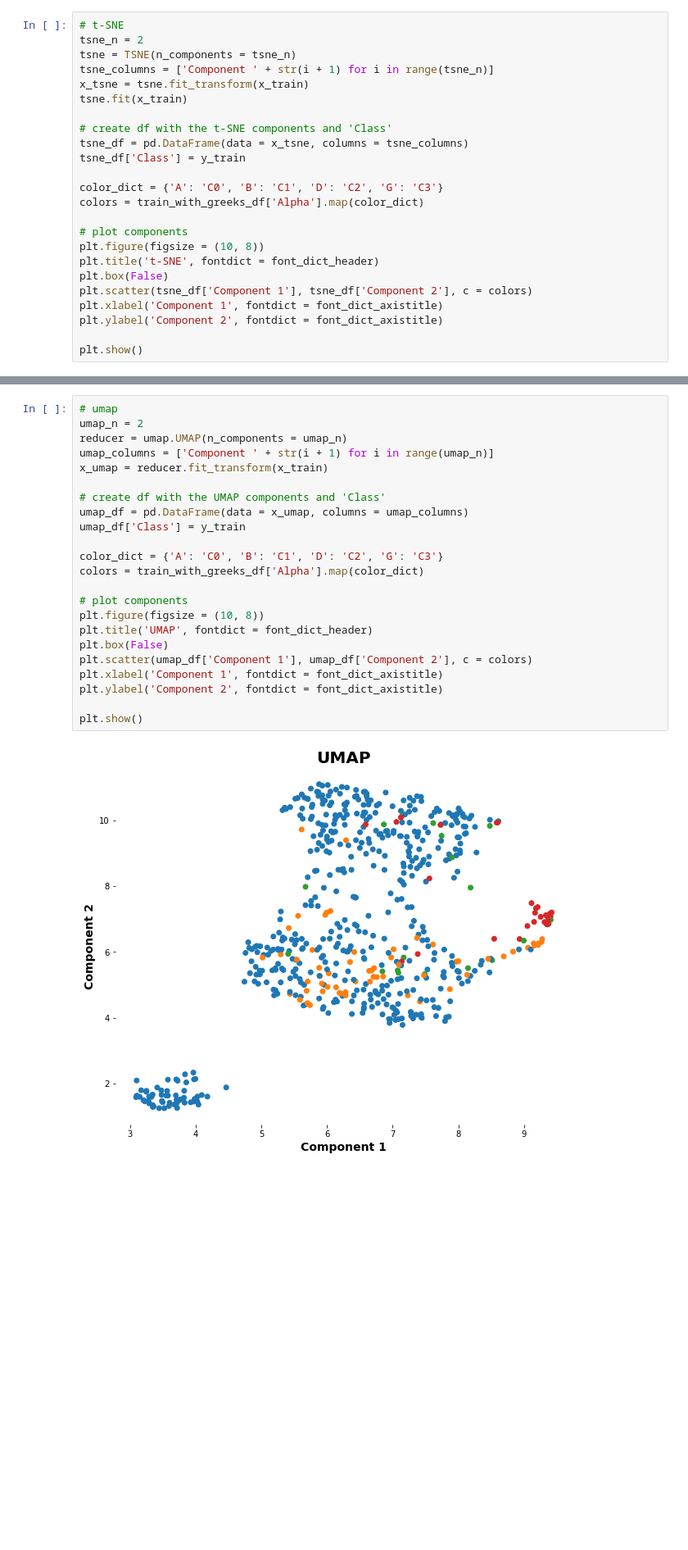
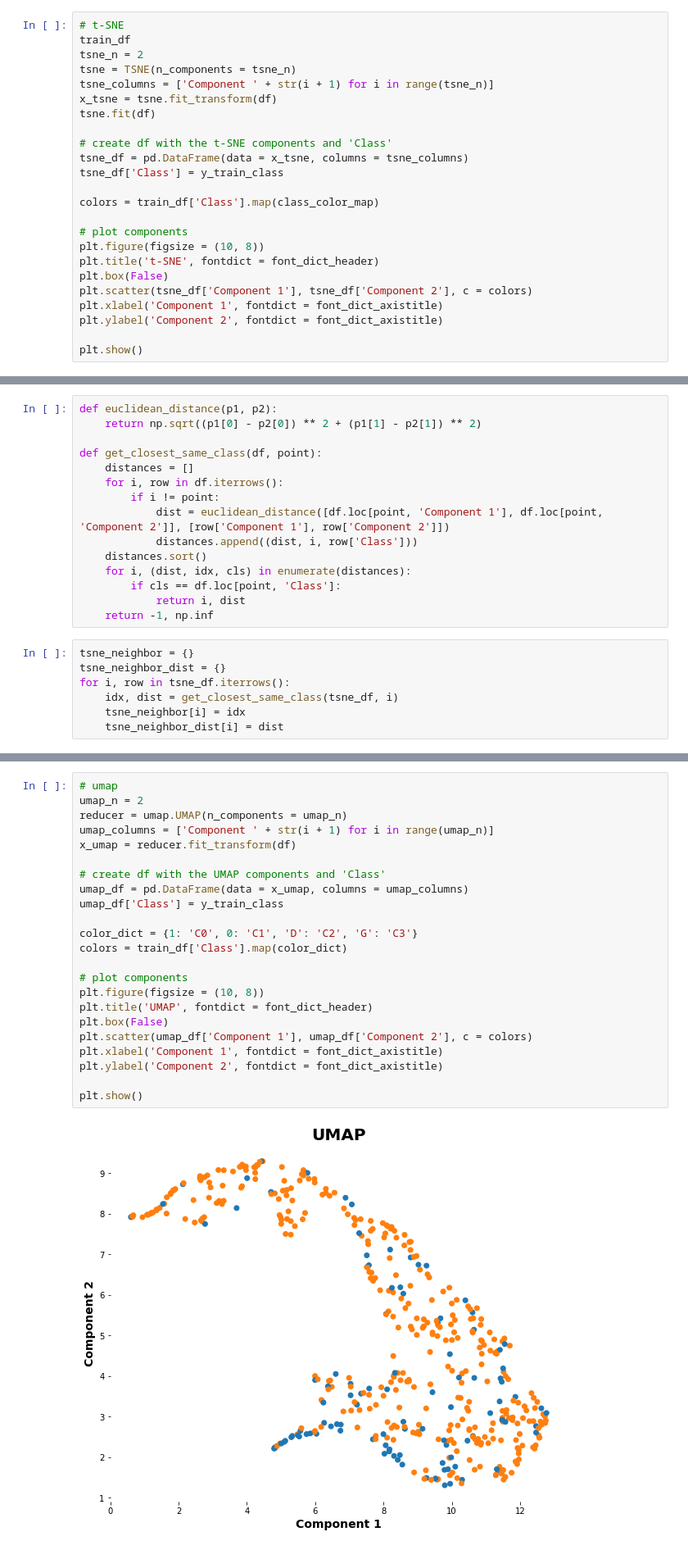
Before and after one commit to ClayGendron/icr-identify-age-related-conditions-kaggle, a Jupyter notebook: icr_eda.ipynb, the cells around one changed output, grey strips where cells are left out. Shown at 82% size. Saved outputs shown, nothing was run; the diff lists cells and outputs as text; blank space fills up the shorter version.

```diff
--- a/icr_eda.ipynb
+++ b/icr_eda.ipynb
@@ -217,17 +239,17 @@ pca_components_df.abs().T.sort_values(by = 'Principal Component 1', ascending =
 # %%
 # t-SNE
+train_df
 tsne_n = 2
 tsne = TSNE(n_components = tsne_n)
 tsne_columns = ['Component ' + str(i + 1) for i in range(tsne_n)]
-x_tsne = tsne.fit_transform(x_train)
-tsne.fit(x_train)
+x_tsne = tsne.fit_transform(df)
+tsne.fit(df)
 
 # create df with the t-SNE components and 'Class'
 tsne_df = pd.DataFrame(data = x_tsne, columns = tsne_columns)
-tsne_df['Class'] = y_train
+tsne_df['Class'] = y_train_class
 
-color_dict = {'A': 'C0', 'B': 'C1', 'D': 'C2', 'G': 'C3'}
-colors = train_with_greeks_df['Alpha'].map(color_dict)
+colors = train_df['Class'].map(class_color_map)
 
 # plot components
 plt.figure(figsize = (10, 8))
@@ -242,0 +265,22 @@ plt.show()
+# %%
+def euclidean_distance(p1, p2):
+    return np.sqrt((p1[0] - p2[0]) ** 2 + (p1[1] - p2[1]) ** 2)
+
+def get_closest_same_class(df, point):
+    distances = []
+    for i, row in df.iterrows():
+        if i != point:
+            dist = euclidean_distance([df.loc[point, 'Component 1'], df.loc[point, 'Component 2']], [row['Component 1'], row['Component 2']])
+            distances.append((dist, i, row['Class']))
+    distances.sort()
+    for i, (dist, idx, cls) in enumerate(distances):
+        if cls == df.loc[point, 'Class']:
+            return i, dist
+    return -1, np.inf
+# %%
+tsne_neighbor = {}
+tsne_neighbor_dist = {}
+for i, row in tsne_df.iterrows():
+    idx, dist = get_closest_same_class(tsne_df, i)
+    tsne_neighbor[i] = idx
+    tsne_neighbor_dist[i] = dist
@@ -243,27 +322,27 @@ plt.show()
 # %%
 # umap
 umap_n = 2
 reducer = umap.UMAP(n_components = umap_n)
 umap_columns = ['Component ' + str(i + 1) for i in range(umap_n)]
-x_umap = reducer.fit_transform(x_train)
+x_umap = reducer.fit_transform(df)
 
 # create df with the UMAP components and 'Class'
 umap_df = pd.DataFrame(data = x_umap, columns = umap_columns)
-umap_df['Class'] = y_train
+umap_df['Class'] = y_train_class
 
-color_dict = {'A': 'C0', 'B': 'C1', 'D': 'C2', 'G': 'C3'}
-colors = train_with_greeks_df['Alpha'].map(color_dict)
+color_dict = {1: 'C0', 0: 'C1', 'D': 'C2', 'G': 'C3'}
+colors = train_df['Class'].map(color_dict)
 
 # plot components
 plt.figure(figsize = (10, 8))
 plt.title('UMAP', fontdict = font_dict_header)
 plt.box(False)
 plt.scatter(umap_df['Component 1'], umap_df['Component 2'], c = colors)
 plt.xlabel('Component 1', fontdict = font_dict_axistitle)
 plt.ylabel('Component 2', fontdict = font_dict_axistitle)
 
 plt.show()
 # %% [output]
-[figure, old version]
+[figure, new version]
 # %%
 # create counts by Alpha values
```
Also changed, not shown: parts of 29 cells of this notebook, 7 other files.
